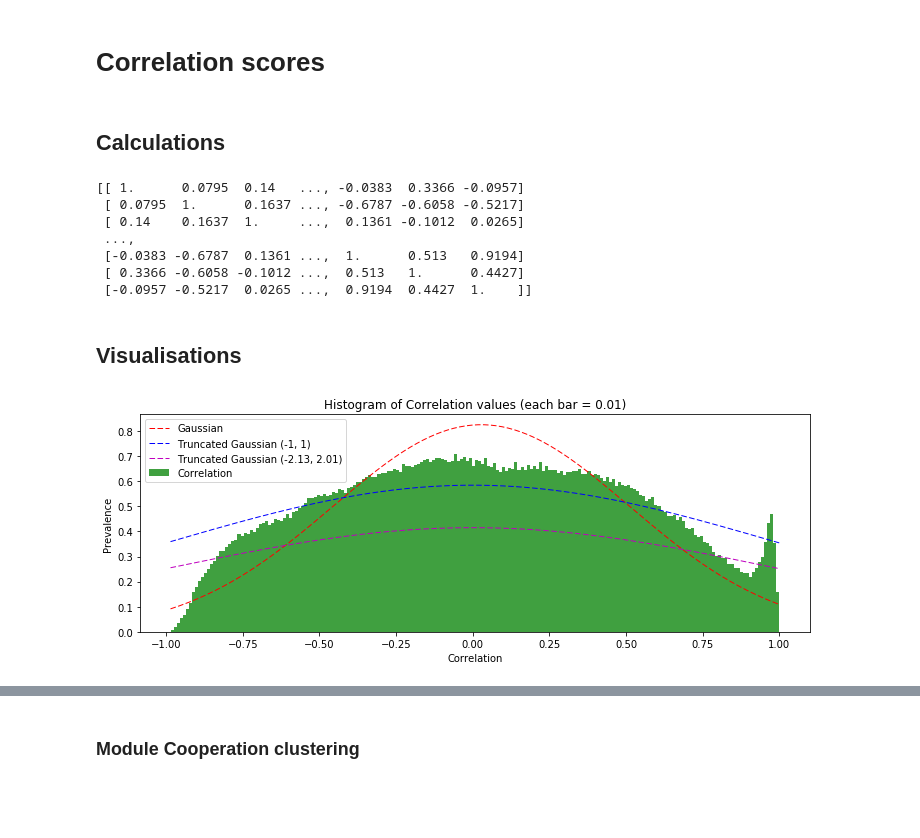
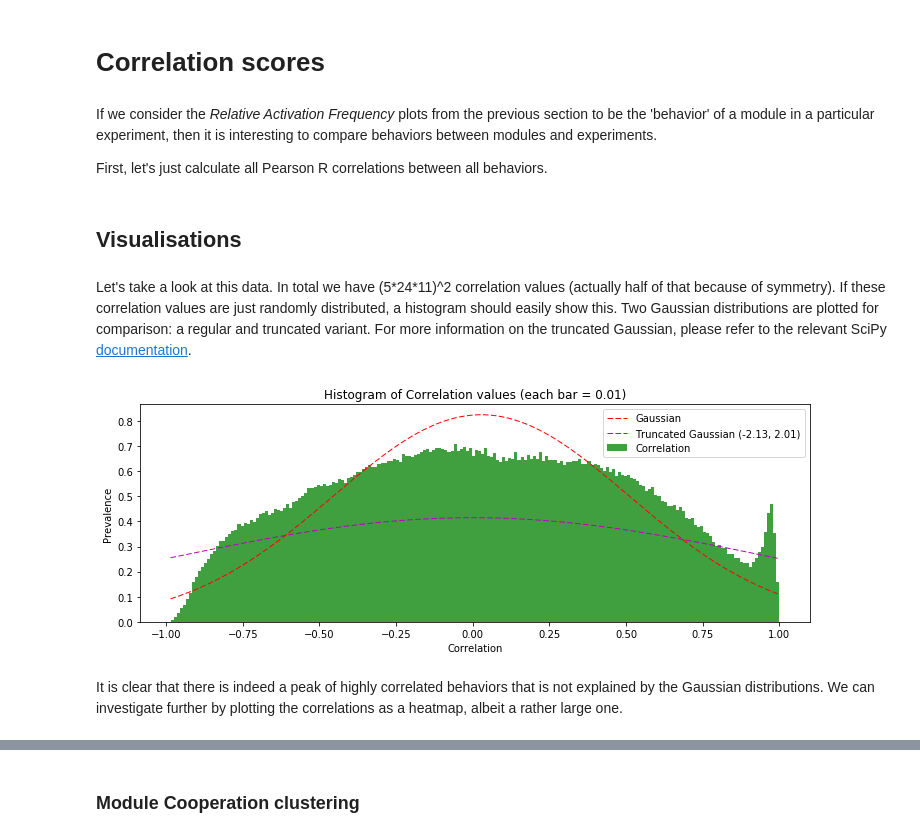
Before and after one commit to sjvrijn/ModEA, a Jupyter notebook: module_analysis.ipynb, the cells around one changed output, grey strips where cells are left out. Cells and saved outputs as stored; diff of their text form; code cells hidden in the pictures; blank space fills up the shorter version.

Commit message:
Added more documentation again + a bit of cleanup (especially in headings)

```diff
--- a/module_analysis.ipynb
+++ b/module_analysis.ipynb
@@ -238,11 +251,9 @@ To get an idea of this, we can calculate so-called _feature importance_ for each
 # %%
-importances = np.zeros((len(dims), len(fids), len(modules)))
+all_importances = np.zeros((len(dims), len(fids), len(modules)))
 
 for i_dim, dim in enumerate(dims):
-    for fid in fids:
+    for i_fid, fid in enumerate(fids):
         forest = ExtraTreesRegressor(n_estimators=250, min_samples_leaf=20)
         forest = forest.fit(cases[dim][fid][:,:11], cases[dim][fid][:,11])
-
-        importance = forest.feature_importances_
-        importances[i_dim,fid-1,:] = importance
+        all_importances[i_dim,i_fid,:] = forest.feature_importances_
 # %%
@@ -312,7 +326,7 @@ dists = max_columns - min_columns
 dists[-1,:] = 1  # Prevent division by 0
 
 # Test/comparison for confirmation!
-temp = cases[2][1][:,:11]
+temp = cases[2][1][:,:11].copy()
 
 # replace all values '2' with '1'
 two_indices = temp == 2
@@ -392,0 +401,6 @@ for dim in dims:
+# %%
+# Create and save plots for all experiments
+
+for dim in dims:
+    for fid in fids:
+        create_relative_activation_plot(dim, fid)
@@ -393,7 +411,9 @@ for dim in dims:
 # %% [markdown]
 # Correlation scores
-# %% [markdown]
-## Calculations
+# %% [markdown]
+If we consider the *Relative Activation Frequency* plots from the previous section to be the 'behavior' of a module in a particular experiment, then it is interesting to compare behaviors between modules and experiments.
+
+First, let's just calculate all Pearson R correlations between all behaviors.
 # %%
 # Calculate all correlations into 'correlations[5, 24, 11, 5, 24, 11]'
 
@@ -403,7 +423,7 @@ labels = list(product(dims, fids, modules))
 
 for a_dim, dim in enumerate(dims):
     for a_fid, fid in enumerate(fids):
-        temp = cases[dim][fid][ cases[dim][fid][:,11].argsort() ][:,:11]
+        temp = cases[dim][fid][ cases[dim][fid][:,11].argsort() ][:,:11].copy()
 
         # replace all values '2' with '1'
         two_indices = temp == 2
@@ -423,48 +443,35 @@ for a_dim, _ in enumerate(dims):
                     for b_mod in range(len(modules)):
                         correlations[a_dim, a_fid, a_mod, b_dim, b_fid, b_mod] = pearsonr(data[a_dim][a_fid][:, a_mod], data[b_dim][b_fid][:, b_mod])[0]
                         # correlations[b_dim, b_fid, b_mod, a_dim, a_fid, a_mod] = correlations[a_dim, a_fid, a_mod, b_dim, b_fid, b_mod]  # Symmetry!
-# %%
-# Store all correlations in csv files per module
-
-temp_corr = correlations.reshape((len(dims)*len(fids), len(modules), len(dims)*len(fids), len(modules)))
-for mod in range(11):
-    np.savetxt("csv/module{}.csv".format(mod), temp_corr[:,mod,:,mod], delimiter=",")
-# %% [output]
-[[ 1.      0.0795  0.14   ..., -0.0383  0.3366 -0.0957]
- [ 0.0795  1.      0.1637 ..., -0.6787 -0.6058 -0.5217]
- [ 0.14    0.1637  1.     ...,  0.1361 -0.1012  0.0265]
- ...,
- [-0.0383 -0.6787  0.1361 ...,  1.      0.513   0.9194]
- [ 0.3366 -0.6058 -0.1012 ...,  0.513   1.      0.4427]
- [-0.0957 -0.5217  0.0265 ...,  0.9194  0.4427  1.    ]]
 # %% [markdown]
 ## Visualisations
+# %% [markdown]
+Let's take a look at this data. In total we have (5\*24\*11)^2 correlation values (actually half of that because of symmetry). If these correlation values are just randomly distributed, a histogram should easily show this. Two Gaussian distributions are plotted for comparison: a regular and truncated variant. For more information on the truncated Gaussian, please refer to the relevant SciPy [documentation](https://docs.scipy.org/doc/scipy-0.15.1/reference/generated/scipy.stats.truncnorm.html).
 # %%
 # Visualize the distribution of correlation values as a histogram (+ expected gaussian to see if they are actually interesting)
 
 x = correlations.reshape((len(dims)*len(fids)*len(modules)*len(dims)*len(fids)*len(modules), ))
 mu = np.mean(x)
 std = np.std(x)
 
 plt.figure(figsize=(12,4))
 plt.title('Histogram of Correlation values (each bar = 0.01)')
 n, bins, patches = plt.hist(x, 200, normed=1, facecolor='green', alpha=0.75, label='Correlation')
 y = mlab.normpdf(bins, mu, std)
 l = plt.plot(bins, y, 'r--', linewidth=1, label='Gaussian')
 
-tn = truncnorm(-1, 1)
-y = tn.pdf(bins)
-l = plt.plot(bins, y, 'b--', linewidth=1, label='Truncated Gaussian (-1, 1)')
 a, b = (-1 - mu) / std, (1 - mu) / std
 tn = truncnorm(a, b)
 y = tn.pdf(bins)
 l = plt.plot(bins, y, 'm--', linewidth=1, label='Truncated Gaussian (-2.13, 2.01)')
 plt.xlabel('Correlation')
 plt.ylabel('Prevalence')
 plt.legend(loc=0)
 plt.show()
 # %% [output]
-[figure, old version]
+[figure, new version]
+# %% [markdown]
+It is clear that there is indeed a peak of highly correlated behaviors that is not explained by the Gaussian distributions. We can investigate further by plotting the correlations as a heatmap, albeit a rather large one.
 # %%
 # Create one giant heatmap (1320*1320)
 
```
Also changed, not shown: parts of 46 cells of this notebook.
